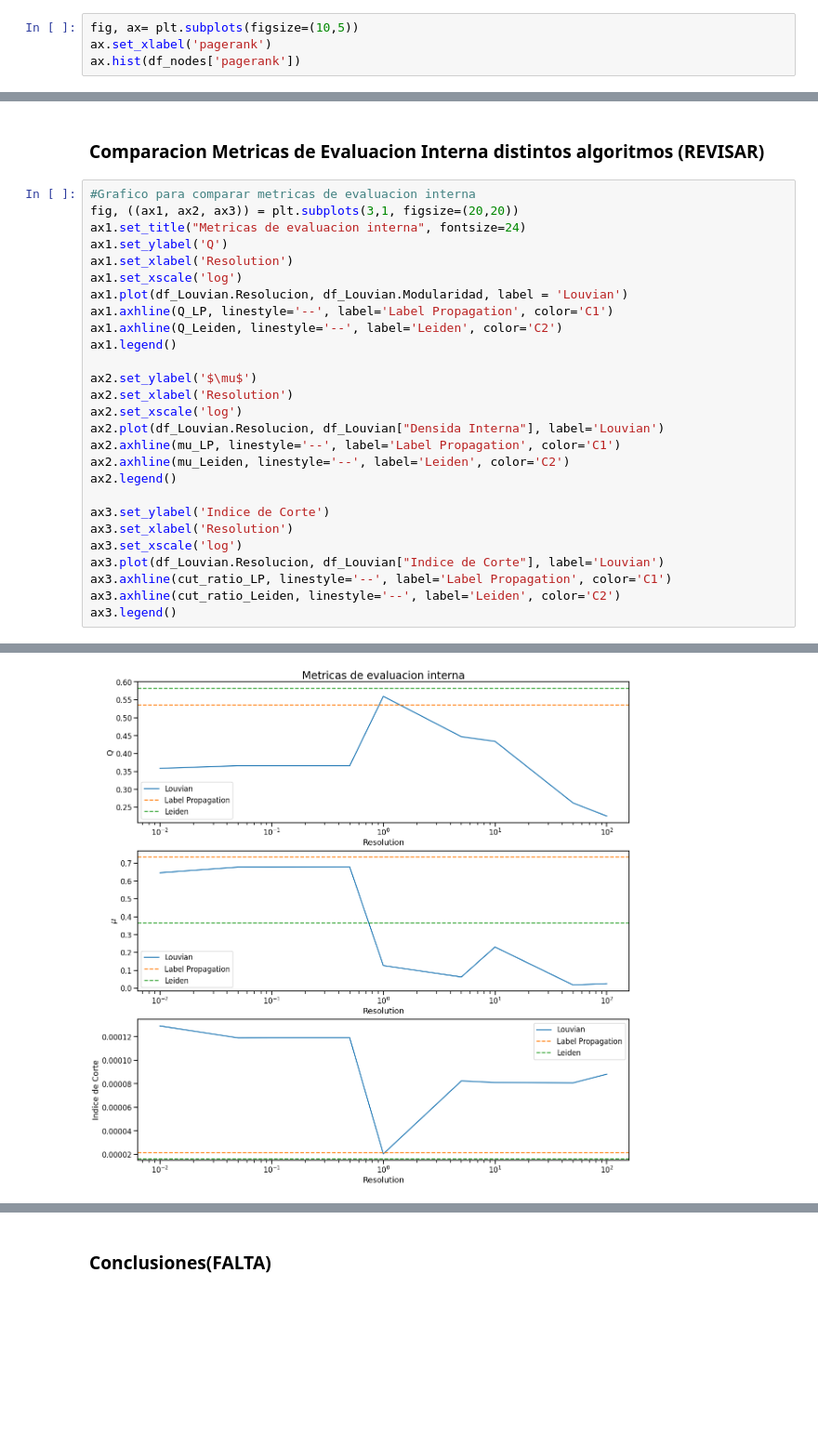
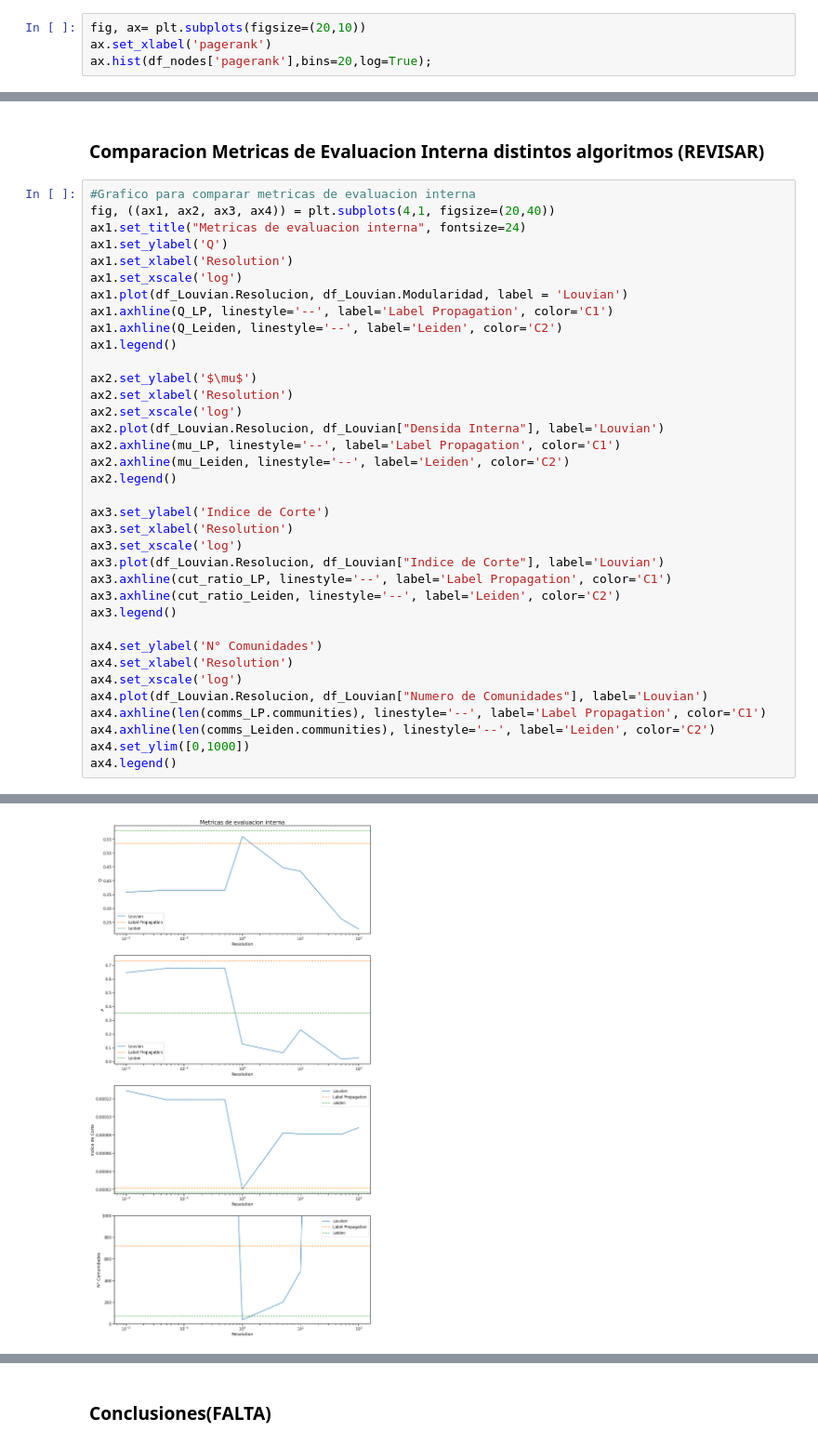
Before and after one commit to teoArganaraz/graphML, a Jupyter notebook: Practico.ipynb, the cells around one changed output, grey strips where cells are left out. Shown at 93% size. Cells and saved outputs as stored; diff of their text form; blank space fills up the shorter version.

```diff
--- a/Practico.ipynb
+++ b/Practico.ipynb
@@ -478,7 +501,7 @@ df_nodes.sort_values(by=["closeness"], ascending=False).head(10)
 # %% [markdown]
 Distribucion de medida de page rank en los nodos.
 # %%
-fig, ax= plt.subplots(figsize=(10,5))
+fig, ax= plt.subplots(figsize=(20,10))
 ax.set_xlabel('pagerank')
-ax.hist(df_nodes['pagerank'])
+ax.hist(df_nodes['pagerank'],bins=20,log=True);
 # %% [output]
@@ -663,31 +819,40 @@ Indice de corte : 1.60541055577104e-05
 ### Comparacion Metricas de Evaluacion Interna distintos algoritmos (REVISAR)
 # %%
 #Grafico para comparar metricas de evaluacion interna
-fig, ((ax1, ax2, ax3)) = plt.subplots(3,1, figsize=(20,20))
+fig, ((ax1, ax2, ax3, ax4)) = plt.subplots(4,1, figsize=(20,40))
 ax1.set_title("Metricas de evaluacion interna", fontsize=24)
 ax1.set_ylabel('Q')
 ax1.set_xlabel('Resolution')
 ax1.set_xscale('log')
 ax1.plot(df_Louvian.Resolucion, df_Louvian.Modularidad, label = 'Louvian')
 ax1.axhline(Q_LP, linestyle='--', label='Label Propagation', color='C1')
 ax1.axhline(Q_Leiden, linestyle='--', label='Leiden', color='C2')
 ax1.legend()
 
 ax2.set_ylabel('$\mu$')
 ax2.set_xlabel('Resolution')
 ax2.set_xscale('log')
 ax2.plot(df_Louvian.Resolucion, df_Louvian["Densida Interna"], label='Louvian')
 ax2.axhline(mu_LP, linestyle='--', label='Label Propagation', color='C1')
 ax2.axhline(mu_Leiden, linestyle='--', label='Leiden', color='C2')
 ax2.legend()
 
 ax3.set_ylabel('Indice de Corte')
 ax3.set_xlabel('Resolution')
 ax3.set_xscale('log')
 ax3.plot(df_Louvian.Resolucion, df_Louvian["Indice de Corte"], label='Louvian')
 ax3.axhline(cut_ratio_LP, linestyle='--', label='Label Propagation', color='C1')
 ax3.axhline(cut_ratio_Leiden, linestyle='--', label='Leiden', color='C2')
 ax3.legend()
+
+ax4.set_ylabel('N° Comunidades')
+ax4.set_xlabel('Resolution')
+ax4.set_xscale('log')
+ax4.plot(df_Louvian.Resolucion, df_Louvian["Numero de Comunidades"], label='Louvian')
+ax4.axhline(len(comms_LP.communities), linestyle='--', label='Label Propagation', color='C1')
+ax4.axhline(len(comms_Leiden.communities), linestyle='--', label='Leiden', color='C2')
+ax4.set_ylim([0,1000])
+ax4.legend()
 # %% [output]
 <matplotlib.legend.Legend at 0x...>
-[figure, old version]
+[figure, new version]
```
Also changed, not shown: parts of 65 cells of this notebook.
